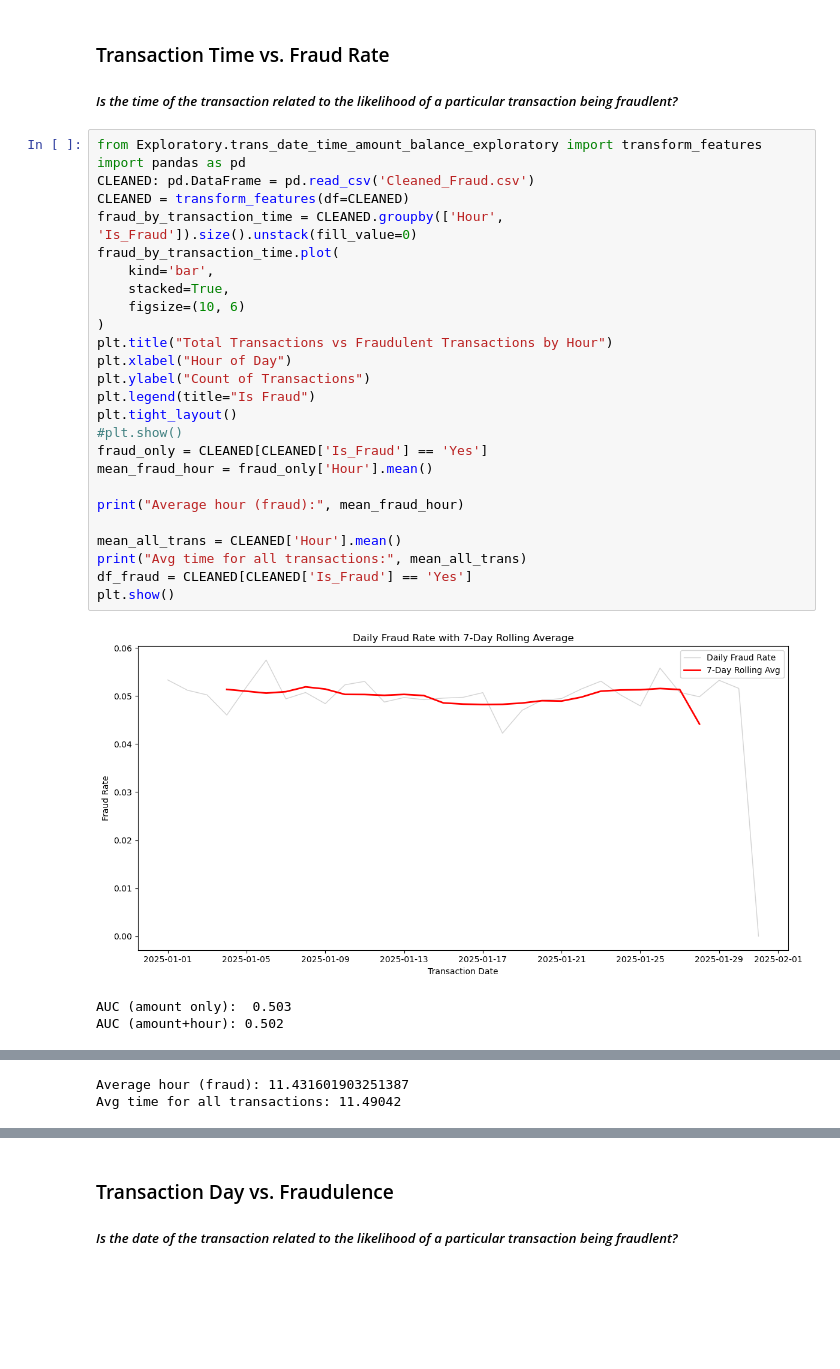
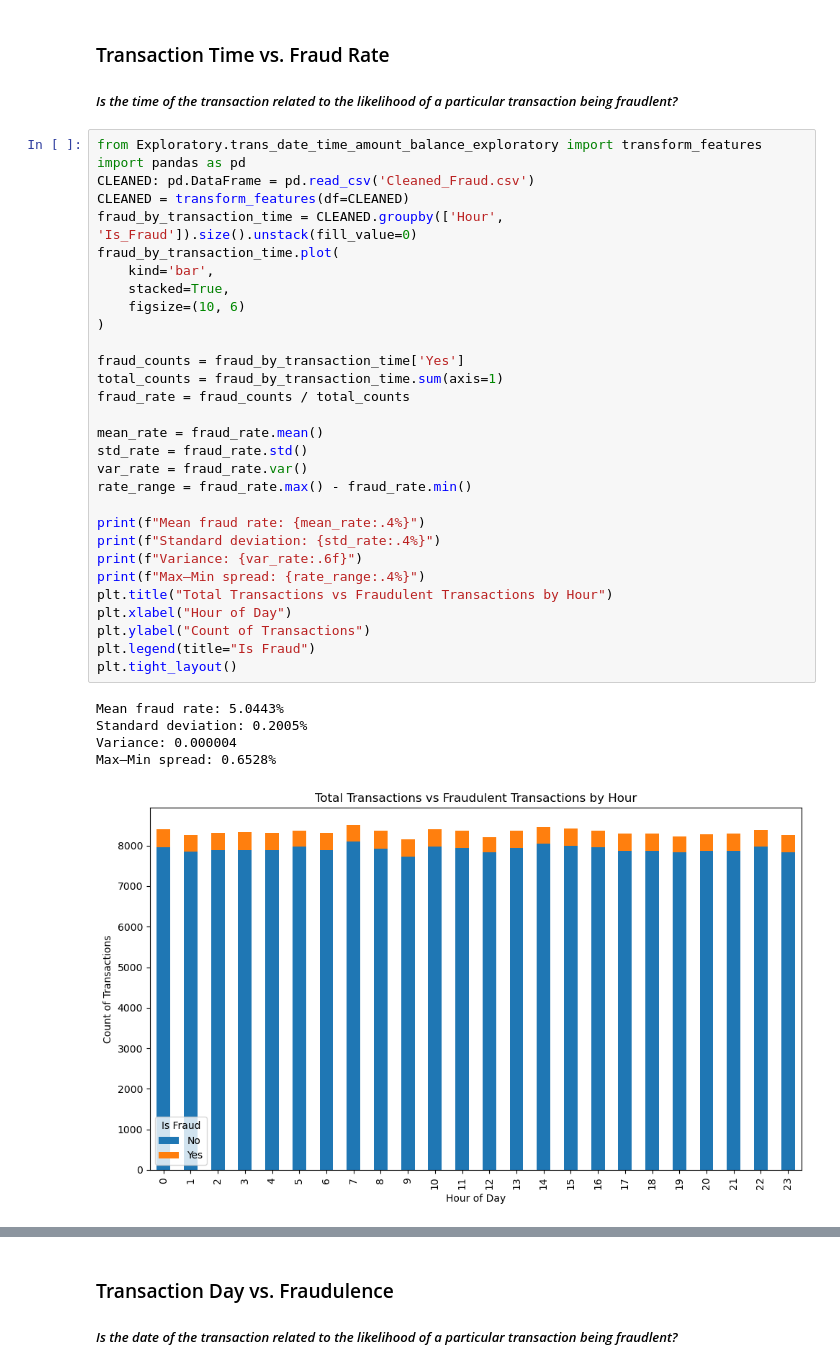
Before and after one commit to owenmilke/CS3870-Final-Project, a Jupyter notebook: BankFraud.ipynb, the cells around one changed output, grey strips where cells are left out. Drawn from its saved outputs; the diff is of its cells as text; blank space fills up the shorter version.

Commit message:
Wording changed for Kane's exploratory data summaries, made colors in charts more uniform for my features (orange = fraud, blue = not), fixed incorrect chart being shown under feature

```diff
--- a/BankFraud.ipynb
+++ b/BankFraud.ipynb
@@ -278,30 +278,36 @@ Confirmed cases of fraud seem to cover more of the extremes of account balance,
 # %%
 from Exploratory.trans_date_time_amount_balance_exploratory import transform_features
 import pandas as pd
 CLEANED: pd.DataFrame = pd.read_csv('Cleaned_Fraud.csv')
 CLEANED = transform_features(df=CLEANED)
 fraud_by_transaction_time = CLEANED.groupby(['Hour', 'Is_Fraud']).size().unstack(fill_value=0)
 fraud_by_transaction_time.plot(
     kind='bar',
     stacked=True,
     figsize=(10, 6)
 )
+
+fraud_counts = fraud_by_transaction_time['Yes']
+total_counts = fraud_by_transaction_time.sum(axis=1)
+fraud_rate = fraud_counts / total_counts
+
+mean_rate = fraud_rate.mean()
+std_rate = fraud_rate.std()
+var_rate = fraud_rate.var()
+rate_range = fraud_rate.max() - fraud_rate.min()
+
+print(f"Mean fraud rate: {mean_rate:.4%}")
+print(f"Standard deviation: {std_rate:.4%}")
+print(f"Variance: {var_rate:.6f}")
+print(f"Max–Min spread: {rate_range:.4%}")
 plt.title("Total Transactions vs Fraudulent Transactions by Hour")
 plt.xlabel("Hour of Day")
 plt.ylabel("Count of Transactions")
 plt.legend(title="Is Fraud")
 plt.tight_layout()
-#plt.show()
-fraud_only = CLEANED[CLEANED['Is_Fraud'] == 'Yes']
-mean_fraud_hour = fraud_only['Hour'].mean()
-
-print("Average hour (fraud):", mean_fraud_hour)
-
-mean_all_trans = CLEANED['Hour'].mean()
-print("Avg time for all transactions:", mean_all_trans)
-df_fraud = CLEANED[CLEANED['Is_Fraud'] == 'Yes']
-plt.show()
 # %% [output]
+Mean fraud rate: 5.0443%
+Standard deviation: 0.2005%
+Variance: 0.000004
+Max–Min spread: 0.6528%
-[figure, old version]
+[figure, new version]
-AUC (amount only):  0.503
-AUC (amount+hour): 0.502
@@ -309,2 +313,0 @@ AUC (amount+hour): 0.502
-Average hour (fraud): 11.431601903251387
-Avg time for all transactions: 11.49042
```
Also changed, not shown: parts of 9 cells of this notebook.
